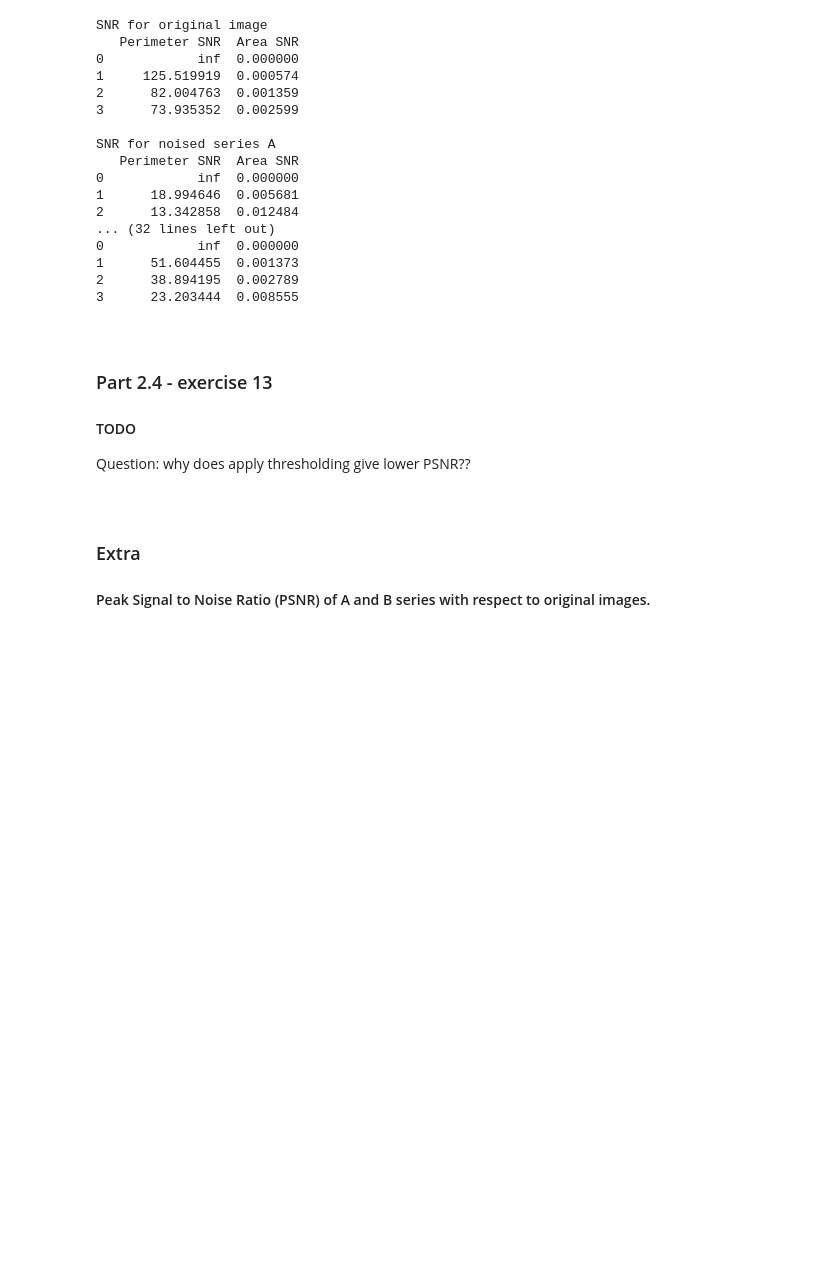
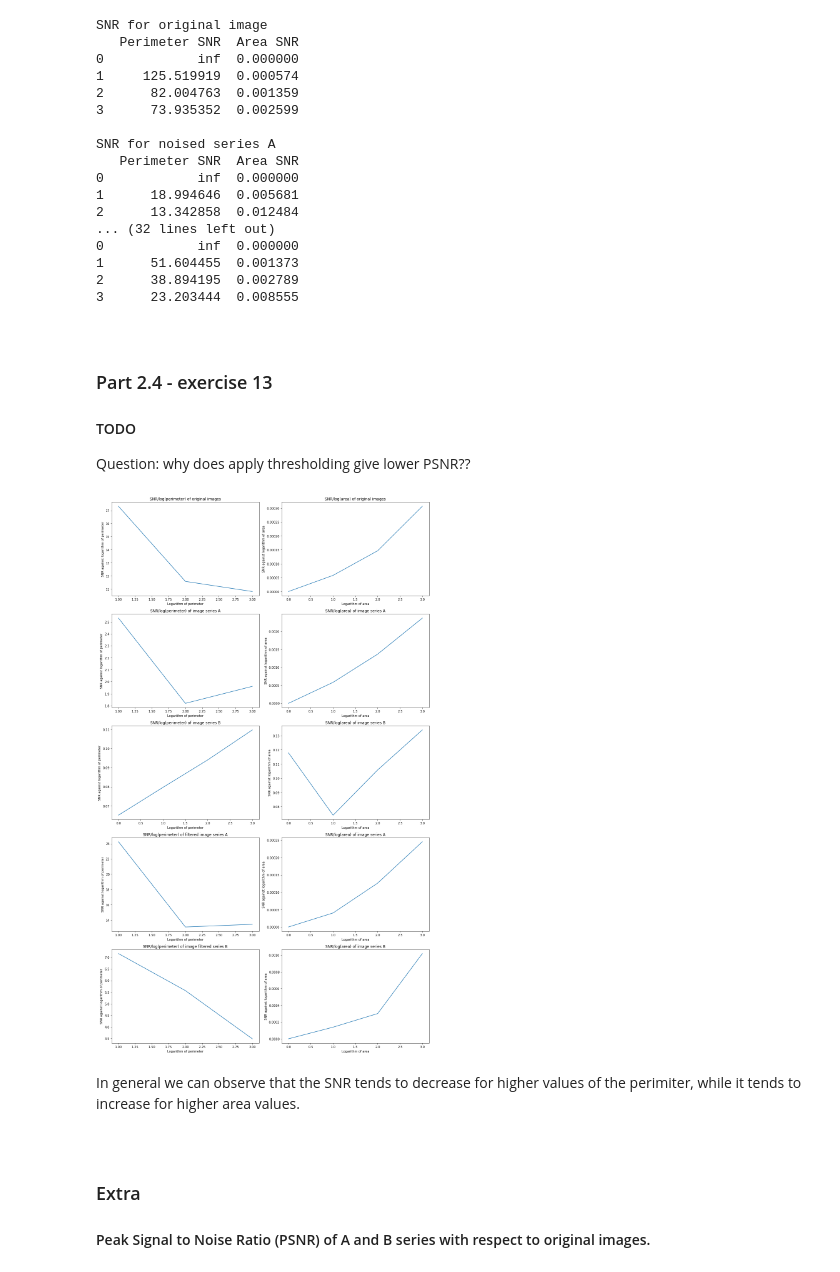
Before and after one commit to eleonoraieronimaki/image_analysis_assignment_2, a Jupyter notebook: assignment2.ipynb, the cells around one changed output. Cells and saved outputs as stored; diff of their text form; code cells hidden in the pictures; blank space fills up the shorter version.

```diff
--- a/assignment2.ipynb
+++ b/assignment2.ipynb
@@ -471,15 +477,15 @@ TODO: Explain the plots in the light of the sampling theorem
 <h3>Part 2.4 - exercise 12</h3>
 <h4>Signal to Noise Ratio (SNR)</h4>
 # %%
-snr_rect = [[rect_stats[i][0]/rect_stats[i][1], rect_stats[i][1]/rect_stats[i][2]] for i in range(len(rect_data))]
-snr_rect_a = [[rect_a_stats[i][0]/rect_a_stats[i][1], rect_a_stats[i][1]/rect_a_stats[i][2]] for i in range(len(rect_data))]
-snr_rect_b = [[rect_b_stats[i][0]/rect_b_stats[i][1], rect_b_stats[i][1]/rect_b_stats[i][2]] for i in range(len(rect_data))]
+snr_rect = np.array([[rect_stats[i][0]/rect_stats[i][1], rect_stats[i][1]/rect_stats[i][2]] for i in range(len(rect_data))])
+snr_rect_a = np.array([[rect_a_stats[i][0]/rect_a_stats[i][1], rect_a_stats[i][1]/rect_a_stats[i][2]] for i in range(len(rect_data))])
+snr_rect_b = np.array([[rect_b_stats[i][0]/rect_b_stats[i][1], rect_b_stats[i][1]/rect_b_stats[i][2]] for i in range(len(rect_data))])
 
-snr_rects_a_kuwa = [[rect_a_stats_kuwa[i][0]/rect_a_stats_kuwa[i][1], rect_a_stats_kuwa[i][1]/rect_a_stats_kuwa[i][2]] for i in range(len(rect_data))]
-snr_rects_b_kuwa = [[rect_b_stats_kuwa[i][0]/rect_b_stats_kuwa[i][1], rect_b_stats_kuwa[i][1]/rect_b_stats_kuwa[i][2]] for i in range(len(rect_data))]
+snr_rects_a_kuwa = np.array([[rect_a_stats_kuwa[i][0]/rect_a_stats_kuwa[i][1], rect_a_stats_kuwa[i][1]/rect_a_stats_kuwa[i][2]] for i in range(len(rect_data))])
+snr_rects_b_kuwa = np.array([[rect_b_stats_kuwa[i][0]/rect_b_stats_kuwa[i][1], rect_b_stats_kuwa[i][1]/rect_b_stats_kuwa[i][2]] for i in range(len(rect_data))])
 
-snr_rects_a_filtered = [[rect_a_stats_filtered[i][0]/rect_a_stats_filtered[i][1], rect_a_stats_filtered[i][1]/rect_a_stats_filtered[i][2]] for i in range(len(rect_data))]
-snr_rects_b_filtered = [[rect_b_stats_filtered[i][0]/rect_b_stats_filtered[i][1], rect_b_stats_filtered[i][1]/rect_b_stats_filtered[i][2]] for i in range(len(rect_data))]
+snr_rects_a_filtered = np.array([[rect_a_stats_filtered[i][0]/rect_a_stats_filtered[i][1], rect_a_stats_filtered[i][1]/rect_a_stats_filtered[i][2]] for i in range(len(rect_data))])
+snr_rects_b_filtered = np.array([[rect_b_stats_filtered[i][0]/rect_b_stats_filtered[i][1], rect_b_stats_filtered[i][1]/rect_b_stats_filtered[i][2]] for i in range(len(rect_data))])
 # %%
 print("SNR for original image")
 rect_df = pd.DataFrame(snr_rect,columns=["Perimeter SNR", "Area SNR"])
@@ -542,3 +574,57 @@ Question: why does apply thresholding give lower PSNR??
+# %%
+fig, ax = plt.subplots(5,2, figsize=(15,25))
+
+ax[0,0].plot((snr_rect[:,0]/np.log(rect_stats_tot[:,0])))
+ax[0,0].set_title("SNR/log(perimeter) of original images")
+ax[0,0].set_ylabel("SNR against logarithm of perimeter")
+ax[0,0].set_xlabel("Logarithm of perimeter")
+ax[0,1].plot((snr_rect[:,1]/np.log(rect_stats_tot[:,1])))
+ax[0,1].set_title("SNR/log(area) of original images")
+ax[0,1].set_ylabel("SNR against logarithm of area")
+ax[0,1].set_xlabel("Logarithm of area")
+
+ax[1,0].plot((snr_rect_a[:,0]/np.log(rect_a_stats_tot[:,0])))
+ax[1,0].set_title("SNR/log(perimeter) of image series A")
+ax[1,0].set_ylabel("SNR against logarithm of perimeter")
+ax[1,0].set_xlabel("Logarithm of perimeter")
+ax[1,1].plot((snr_rect_a[:,1]/np.log(rect_a_stats_tot[:,1])))
+ax[1,1].set_title("SNR/log(area) of image series A")
+ax[1,1].set_ylabel("SNR against logarithm of area")
+ax[1,1].set_xlabel("Logarithm of area")
+
+ax[2,0].plot((snr_rect_b[:,0]/np.log(rect_b_stats_tot[:,0])))
+ax[2,0].set_title("SNR/log(perimeter) of image series B")
+ax[2,0].set_ylabel("SNR against logarithm of perimeter")
+ax[2,0].set_xlabel("Logarithm of perimeter")
+ax[2,1].plot((snr_rect_b[:,1]/np.log(rect_b_stats_tot[:,1])))
+ax[2,1].set_title("SNR/log(area) of image series B")
+ax[2,1].set_ylabel("SNR against logarithm of area")
+ax[2,1].set_xlabel("Logarithm of area")
+
+ax[3,0].plot((snr_rects_a_filtered[:,0]/np.log(rect_a_filtered_stats_tot[:,0])))
+ax[3,0].set_title("SNR/log(perimeter) of filtered image series A")
+ax[3,0].set_ylabel("SNR against logarithm of perimeter")
+ax[3,0].set_xlabel("Logarithm of perimeter")
+ax[3,1].plot((snr_rects_a_filtered[:,1]/np.log(rect_a_filtered_stats_tot[:,1])))
+ax[3,1].set_title("SNR/log(area) of image series A")
+ax[3,1].set_ylabel("SNR against logarithm of area")
+ax[3,1].set_xlabel("Logarithm of area")
+
+ax[4,0].plot((snr_rects_b_filtered[:,0]/np.log(rect_b_filtered_stats_tot[:,0])))
+ax[4,0].set_title("SNR/log(perimeter) of image filtered series B")
+ax[4,0].set_ylabel("SNR against logarithm of perimeter")
+ax[4,0].set_xlabel("Logarithm of perimeter")
+ax[4,1].plot((snr_rects_b_filtered[:,1]/np.log(rect_b_filtered_stats_tot[:,1])))
+ax[4,1].set_title("SNR/log(area) of image series B")
+ax[4,1].set_ylabel("SNR against logarithm of area")
+ax[4,1].set_xlabel("Logarithm of area")
+
+fig.tight_layout()
+plt.show()
+# %% [output]
+[figure, added]
+# %% [markdown]
+In general we can observe that the SNR tends to decrease for higher values of the perimiter, while it tends to increase for higher area values.
 # %% [markdown]
 <br/>
 <h3>Extra</h3>
```
Also changed, not shown: parts of 2 cells of this notebook, 1 other file.
